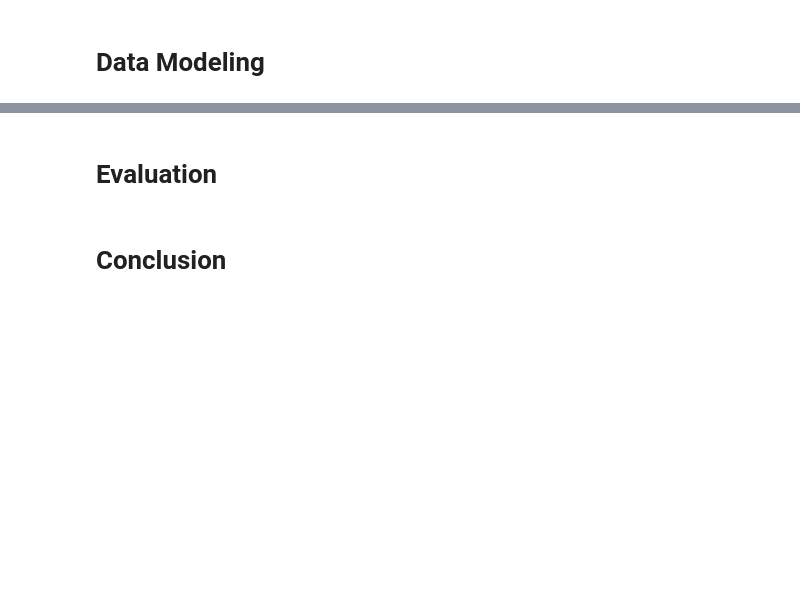
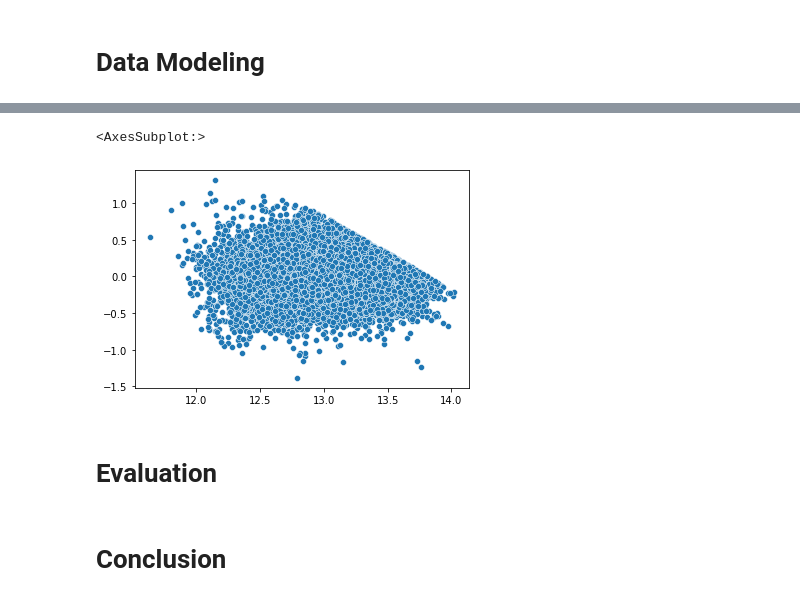
Before and after one commit to ashakeri92/dsc-phase-2-project-v2-3, a Jupyter notebook: Analysis.ipynb, the cells around one changed output, grey strips where cells are left out. Drawn from its saved outputs; the diff is of its cells as text; code cells hidden in the pictures; blank space fills up the shorter version.

```diff
--- a/Analysis.ipynb
+++ b/Analysis.ipynb
@@ -230,2 +359,4 @@ print(dict(zip(labels, white_test)))
+# %%
+residuals = model2.resid
 # %%
 kc.info()
@@ -242,3 +381,14 @@ sns.lmplot(x=kc['bathrooms'], y=kc['log_price'])
+# %%
+X = kc.drop(['price', 'log_price'], axis=1)
+
+y_pred = model2.predict(X)
+# %%
+sns.scatterplot(y_pred,residuals)
+
+#meets assumptions
+# %% [output]
+<AxesSubplot:>
+[figure, added]
 # %% [markdown]
 # Evaluation
 # %% [markdown]
```
Also changed, not shown: parts of 21 cells of this notebook.
